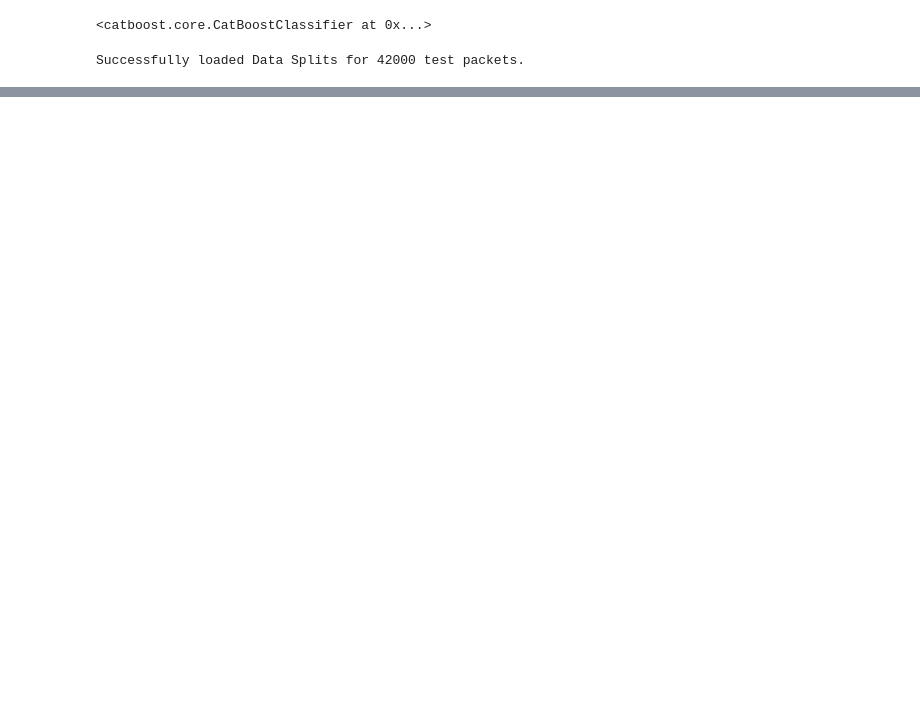
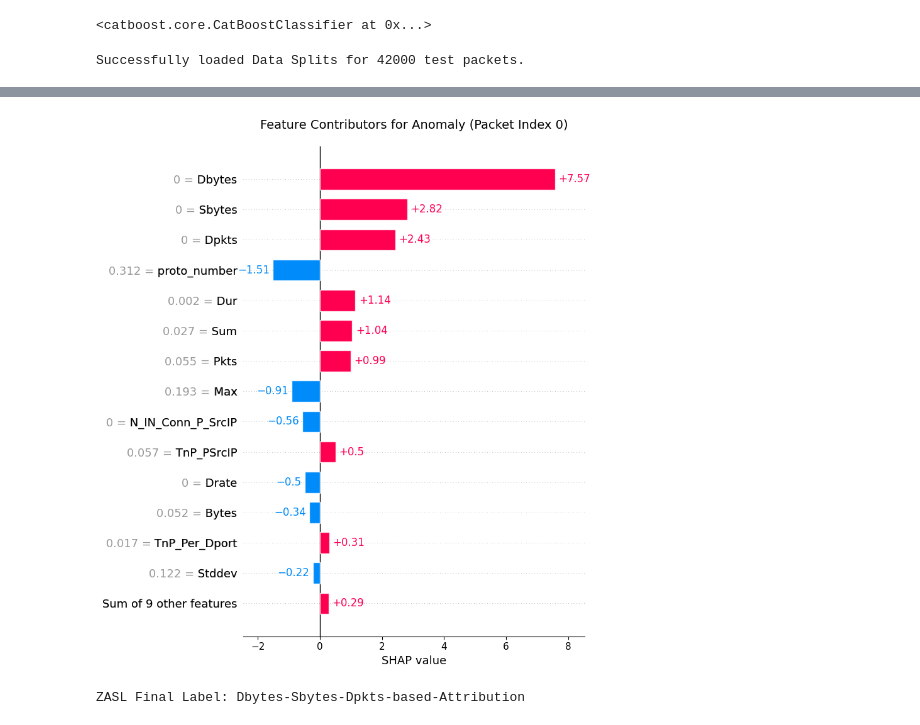
Before and after one commit to MohHaroon/XAI-based-ZSL-for-IIDS, a Jupyter notebook: ZSAL_and_SOAM.ipynb, the cells around one changed output, grey strips where cells are left out. Saved outputs shown, nothing was run; the diff lists cells and outputs as text; code cells hidden in the pictures; blank space fills up the shorter version.

```diff
--- a/ZSAL_and_SOAM.ipynb
+++ b/ZSAL_and_SOAM.ipynb
@@ -53,0 +118,54 @@ Successfully loaded Data Splits for 42000 test packets.
+# %%
+import shap
+import matplotlib.pyplot as plt
+import pandas as pd
+
+# --- Assuming you are running this right after the anomaly detection loop ---
+# You need these variables from your previous step:
+# 1. target_shap (The numpy array of SHAP values for the anomaly)
+# 2. instance_df (The Pandas DataFrame of the single anomaly row)
+# 3. explainer.expected_value (The base value of the model)
+
+# 1. Wrap data into a SHAP Explanation object for plotting
+# We take the first (and only) row of the instance_df and target_shap
+shap_explanation = shap.Explanation(
+    values=target_shap,               # The SHAP values for this instance
+    base_values=explainer.expected_value, # The average model output
+    data=instance.iloc[0],         # The actual feature values for this row
+    feature_names=instance.columns # The feature names
+)
+
+# 2. Create the Vertical Bar Plot
+plt.figure(figsize=(12, 8)) # Increase size for better readability
+
+# max_display=15 ensures only the top 15 most influential features are shown
+shap.plots.bar(shap_explanation, max_display=15, show=False)
+
+plt.title(f"Feature Contributors for Anomaly (Packet Index {i})", fontsize=14, pad=20)
+plt.tight_layout()
+plt.show()
+# %% [output]
+[figure, added]
+# %%
+def generate_zasl_label(shap_values, feature_names):
+    # Find indices of features that have a POSITIVE impact (pushing towards Attack)
+    # We sort them to find the strongest drivers shown in your red SHAP bars
+    positive_contributions = [(val, name) for val, name in zip(shap_values, feature_names) if val > 0]
+
+    # Sort by impact (highest value first)
+    sorted_contributions = sorted(positive_contributions, key=lambda x: x[0], reverse=True)
+
+    # Extract top 2 or 3 most influential features
+    top_features = [item[1] for item in sorted_contributions[:3]]
+
+    if not top_features:
+        return "Generic Anomaly"
+
+    return f"{'-'.join(top_features)}-based-Attribution"
+
+# Usage with your specific instance
+# feature_names = X_test.columns.tolist()
+zasl_name = generate_zasl_label(target_shap, feature_names)
+print(f"ZASL Final Label: {zasl_name}")
+# %% [output]
+ZASL Final Label: Dbytes-Sbytes-Dpkts-based-Attribution
```
Also changed, not shown: parts of 6 cells of this notebook.
